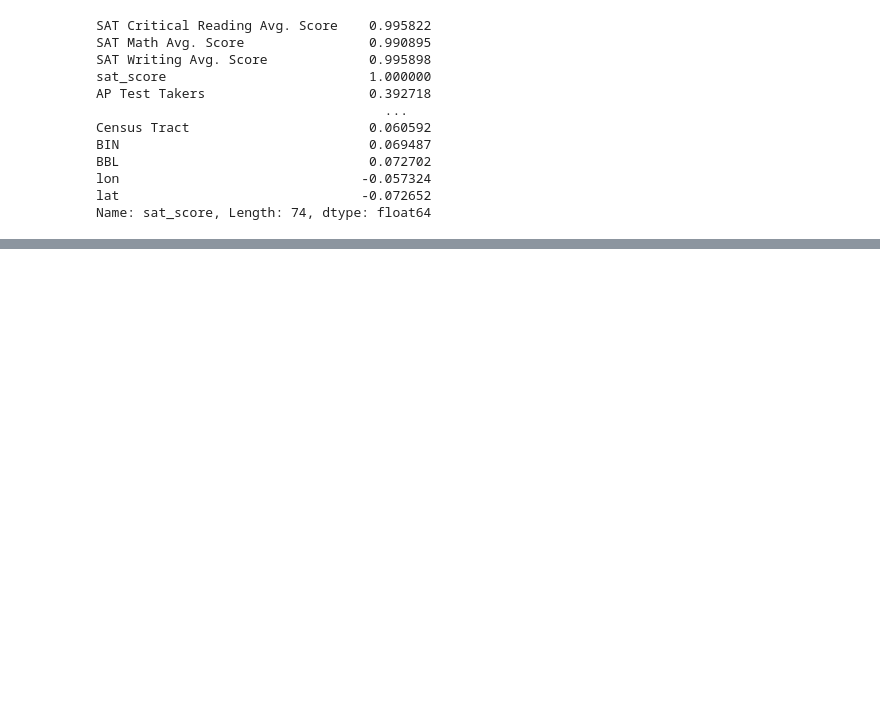
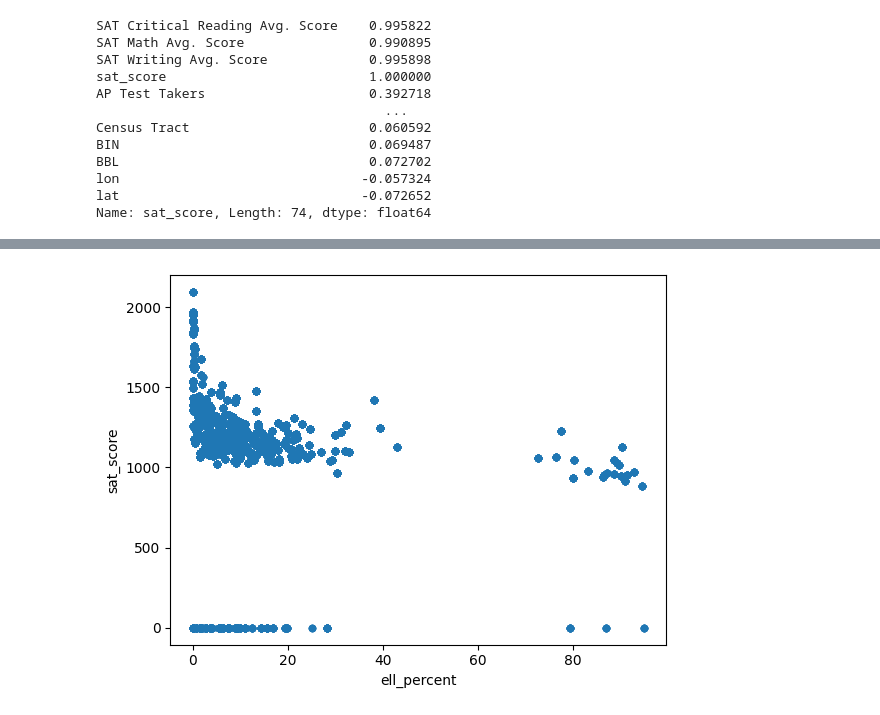
Before and after one commit to TomazFilgueira/Dq_Datascientist, a Jupyter notebook: 3 - Data_Cleaning/03_Data_Cleaning_Walktrough/03_Data_Cleaning_VisualizingData.ipynb, the cells around one changed output, grey strips where cells are left out. Saved outputs shown, nothing was run; the diff lists cells and outputs as text; code cells hidden in the pictures; blank space fills up the shorter version.

```diff
--- a/3 - Data_Cleaning/03_Data_Cleaning_Walktrough/03_Data_Cleaning_VisualizingData.ipynb
+++ b/3 - Data_Cleaning/03_Data_Cleaning_Walktrough/03_Data_Cleaning_VisualizingData.ipynb
@@ -60,0 +133,5 @@ Name: sat_score, Length: 74, dtype: float64
+# %%
+combined.plot.scatter(x="ell_percent",y="sat_score")
+plt.show()
+# %% [output]
+[figure, added]
```
Also changed, not shown: parts of 9 cells of this notebook.
